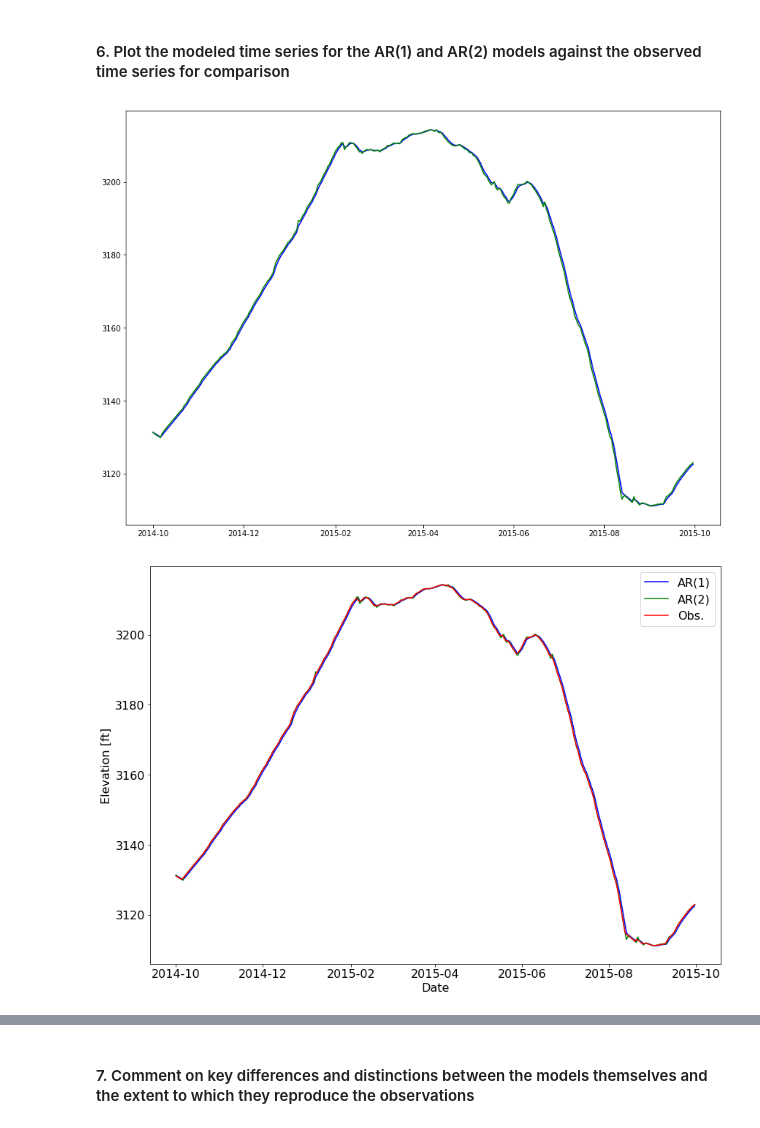
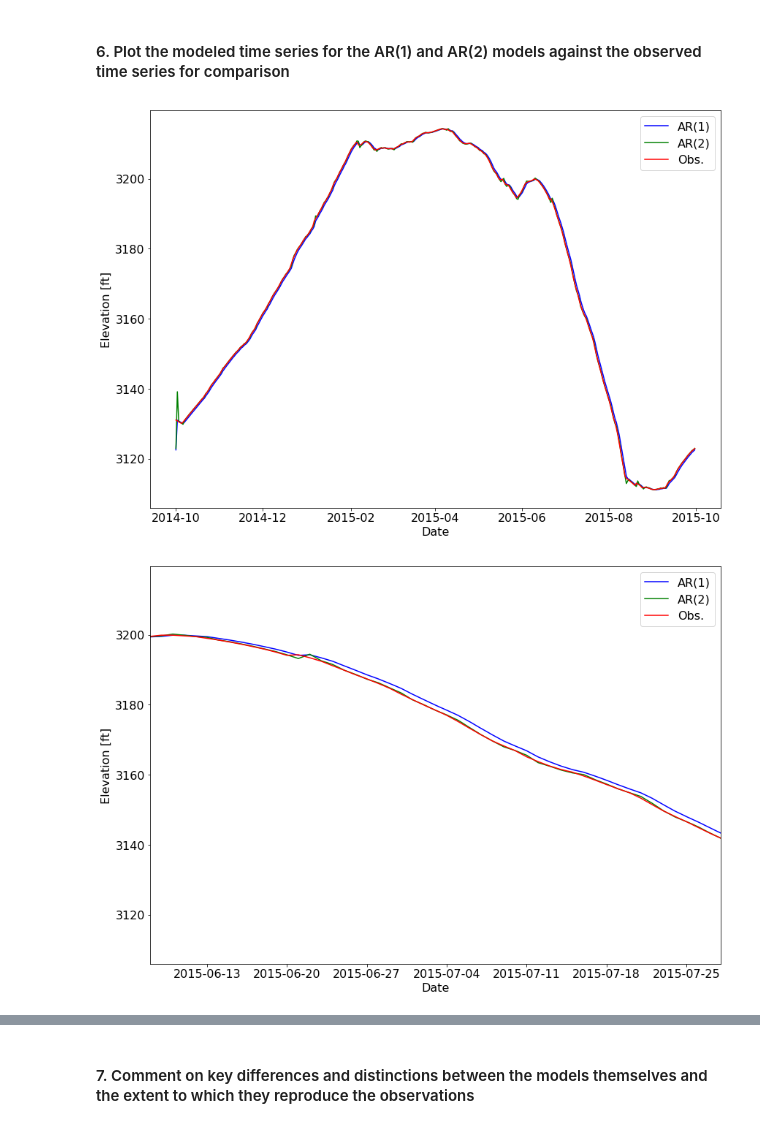
Before and after one commit to lwomeldo/Hydrologic-Modeling, a Jupyter notebook: Assignment_2.ipynb, the cells around one changed output, grey strips where cells are left out. Drawn from its saved outputs; the diff is of its cells as text; code cells hidden in the pictures.

```diff
--- a/Assignment_2.ipynb
+++ b/Assignment_2.ipynb
@@ -128,11 +150,9 @@ dtype: float64
 # %% [markdown]
 #### 6. Plot the modeled time series for the AR(1) and AR(2) models against the observed time series for comparison
 # %%
-#Etrain = df_train['Elevation'].values
-#Etest  = df_test['Elevation'].values
-
-Ettm1 = np.concatenate([Et[-2:-1],Et_test[0:-1]])
-Ettm2 = np.concatenate([Et[-3:-1],Et_test[0:-2]])
+#Create variables for the 1 and 2 lag elevations
+Ettm1 = np.concatenate([Et_test[-2:-1],Et_test[0:-1]])
+Ettm2 = np.concatenate([Et_test[-3:-1],Et_test[0:-2]])
 
 DatesTest = df_test['SerDates'].values
 
@@ -144,32 +164,32 @@ EhatAR1 = AR1_mu + AR1_phi1*Ettm1
 AR2_mu   = E_AR2_model_t.params[0]
 AR2_phi1 = E_AR2_model_t.params[1]
 AR2_phi2 = E_AR2_model_t.params[2]
 
 EhatAR2 = AR2_mu + AR2_phi1*Ettm1 + AR2_phi2*Ettm2
 
 plt.figure(figsize=(14,10))
 
 plt.plot(DatesTest,EhatAR1,'b-')
 plt.plot(DatesTest,EhatAR2,'g-')
 plt.plot(DatesTest,Et_test,'r-')
 plt.ylabel('Elevation [ft]',fontsize=16)
 plt.xlabel('Date',fontsize=16)
 plt.legend(('AR(1)','AR(2)','Obs.'),fontsize=16)
 ax = plt.gca()
 ax.tick_params('both',labelsize=16)
 plt.show()
 
 plt.figure(figsize=(14,10))
 plt.plot(DatesTest,EhatAR1,'b-')
 plt.plot(DatesTest,EhatAR2,'g-')
 plt.plot(DatesTest,Et_test,'r-')
 plt.xlim([DatesTest[250],DatesTest[300]])
 plt.ylabel('Elevation [ft]',fontsize=16)
 plt.xlabel('Date',fontsize=16)
 plt.legend(('AR(1)','AR(2)','Obs.'),fontsize=16)
 ax = plt.gca()
 ax.tick_params('both',labelsize=16)
 plt.show()
 # %% [output]
-[figure, old version]
+[figure, new version]
-[figure, old version]
+[figure, new version]
```
Also changed, not shown: parts of 13 cells of this notebook.
